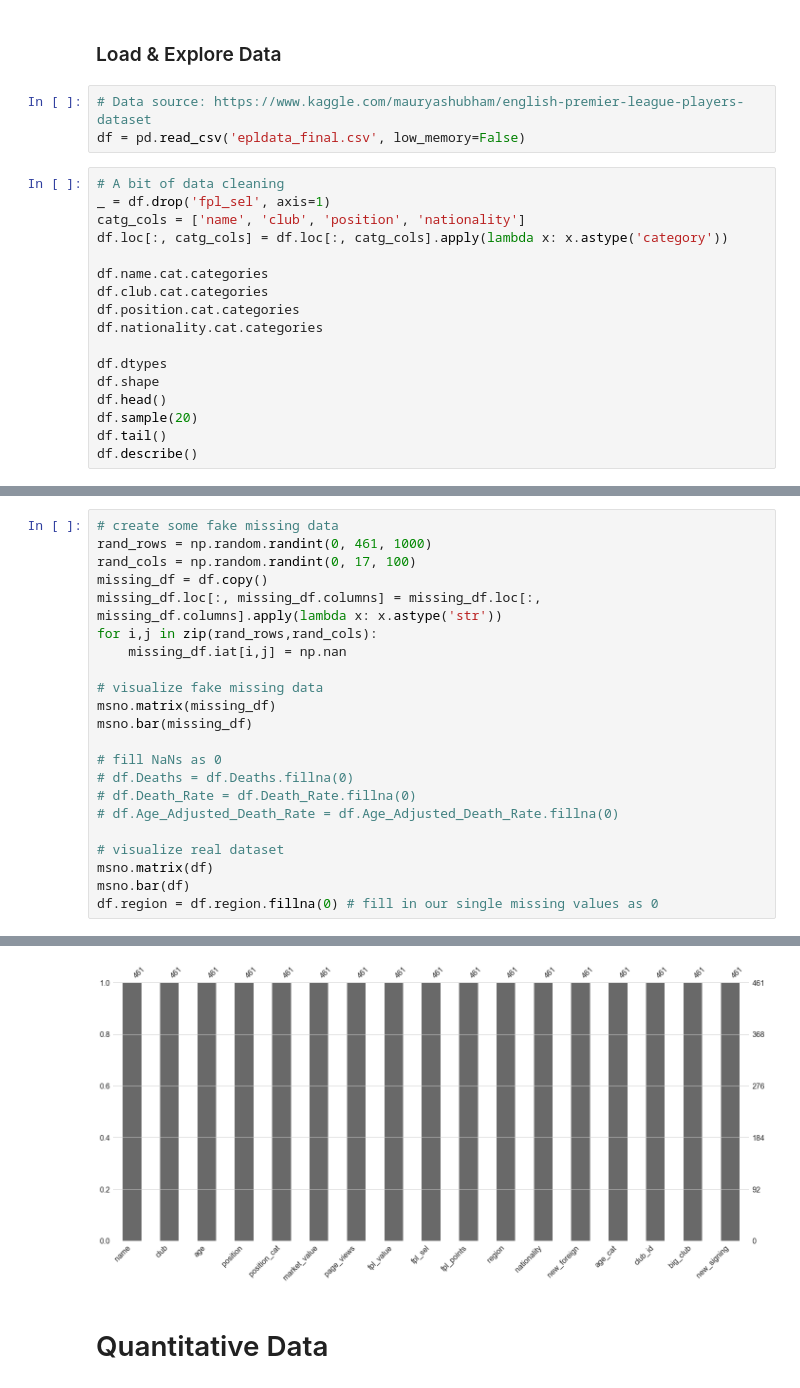
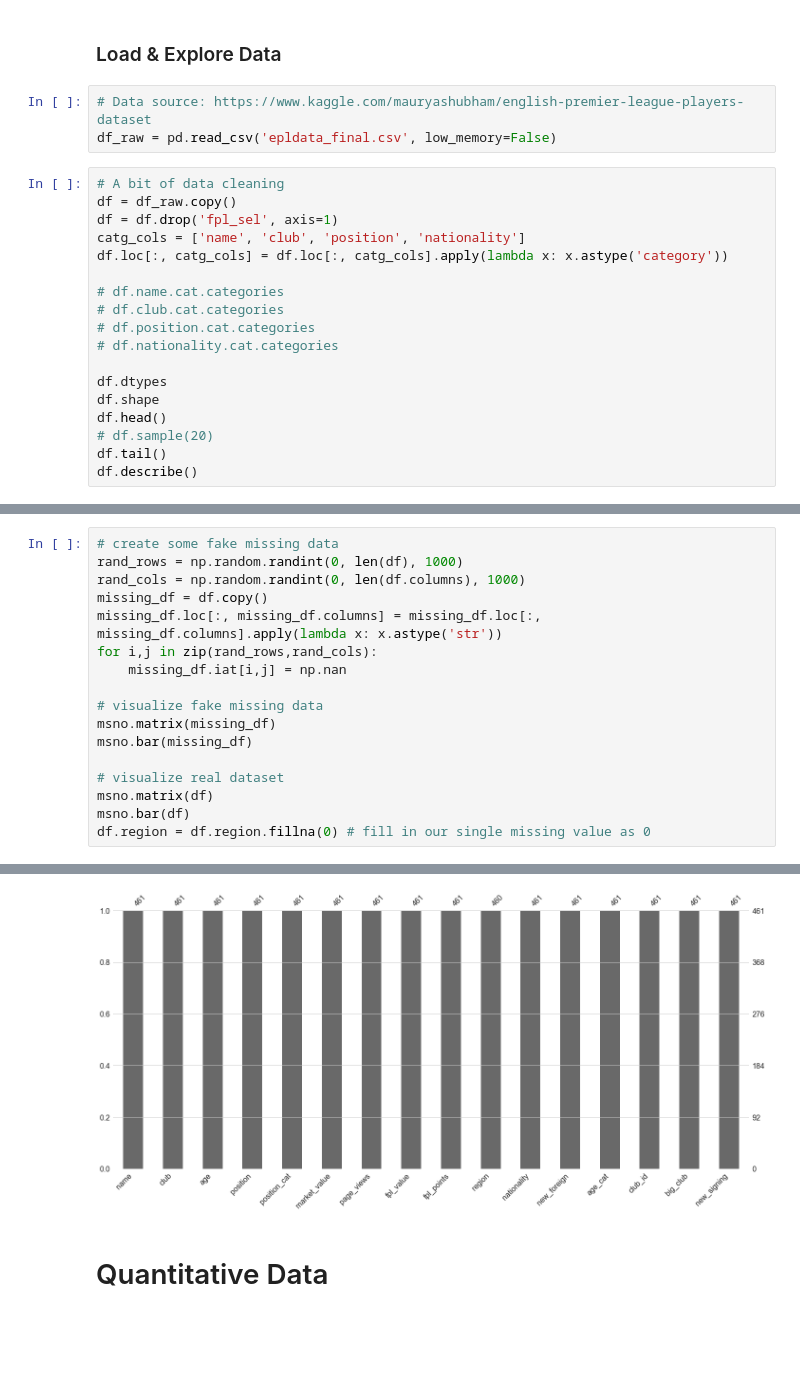
Before and after one commit to basilvetas/seaborn-visualizations, a Jupyter notebook: Data-Visualizations-Python.ipynb, the cells around one changed output, grey strips where cells are left out. Saved outputs shown, nothing was run; the diff lists cells and outputs as text; blank space fills up the shorter version.

```diff
--- a/Data-Visualizations-Python.ipynb
+++ b/Data-Visualizations-Python.ipynb
@@ -38,22 +38,23 @@ sns.set_style("whitegrid")
 ### Load & Explore Data
 # %%
 # Data source: https://www.kaggle.com/mauryashubham/english-premier-league-players-dataset
-df = pd.read_csv('epldata_final.csv', low_memory=False)
+df_raw = pd.read_csv('epldata_final.csv', low_memory=False)
 # %%
 # A bit of data cleaning
-_ = df.drop('fpl_sel', axis=1)
+df = df_raw.copy()
+df = df.drop('fpl_sel', axis=1)
 catg_cols = ['name', 'club', 'position', 'nationality']
 df.loc[:, catg_cols] = df.loc[:, catg_cols].apply(lambda x: x.astype('category'))
 
-df.name.cat.categories
-df.club.cat.categories
-df.position.cat.categories
-df.nationality.cat.categories
+# df.name.cat.categories
+# df.club.cat.categories
+# df.position.cat.categories
+# df.nationality.cat.categories
 
 df.dtypes
 df.shape
 df.head()
-df.sample(20)
+# df.sample(20)
 df.tail()
 df.describe()
 # %% [output]
@@ -148,7 +132,7 @@ dtype: object
 # %%
 # create some fake missing data
-rand_rows = np.random.randint(0, 461, 1000)
-rand_cols = np.random.randint(0, 17, 100)
+rand_rows = np.random.randint(0, len(df), 1000)
+rand_cols = np.random.randint(0, len(df.columns), 1000)
 missing_df = df.copy()
 missing_df.loc[:, missing_df.columns] = missing_df.loc[:, missing_df.columns].apply(lambda x: x.astype('str'))
 for i,j in zip(rand_rows,rand_cols):
@@ -158,15 +142,10 @@ for i,j in zip(rand_rows,rand_cols):
 msno.matrix(missing_df)
 msno.bar(missing_df)
 
-# fill NaNs as 0
-# df.Deaths = df.Deaths.fillna(0)
-# df.Death_Rate = df.Death_Rate.fillna(0)
-# df.Age_Adjusted_Death_Rate = df.Age_Adjusted_Death_Rate.fillna(0)
-
 # visualize real dataset
 msno.matrix(df)
 msno.bar(df)
-df.region = df.region.fillna(0) # fill in our single missing values as 0
+df.region = df.region.fillna(0) # fill in our single missing value as 0
 # %% [output]
 <matplotlib.axes._subplots.AxesSubplot at 0x...>
 <matplotlib.axes._subplots.AxesSubplot at 0x...>
@@ -178,4 +157,4 @@ df.region = df.region.fillna(0) # fill in our single missing values as 0
-[figure, old version]
+[figure, new version]
 # %% [markdown]
 # Quantitative Data
 # %% [markdown]
```
Also changed, not shown: parts of 19 cells of this notebook.
